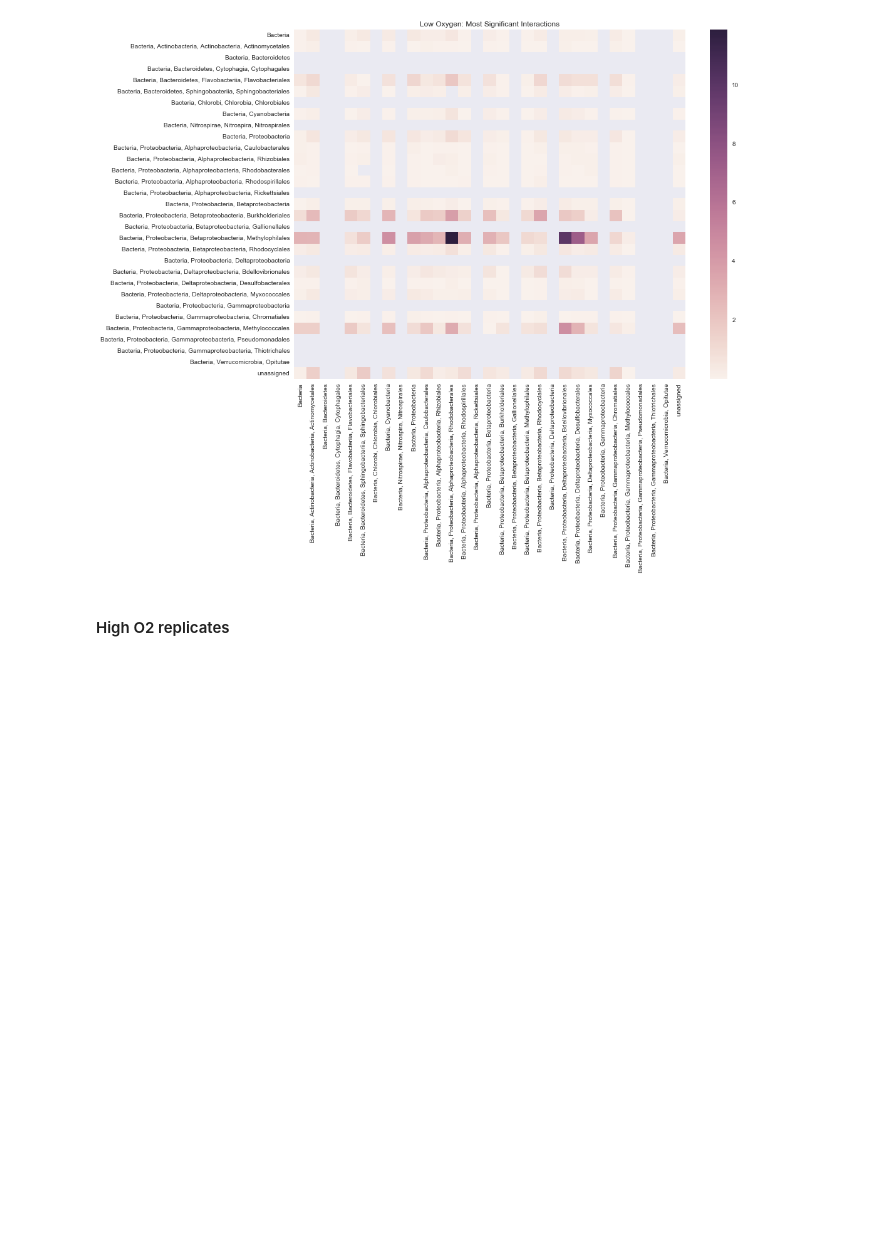
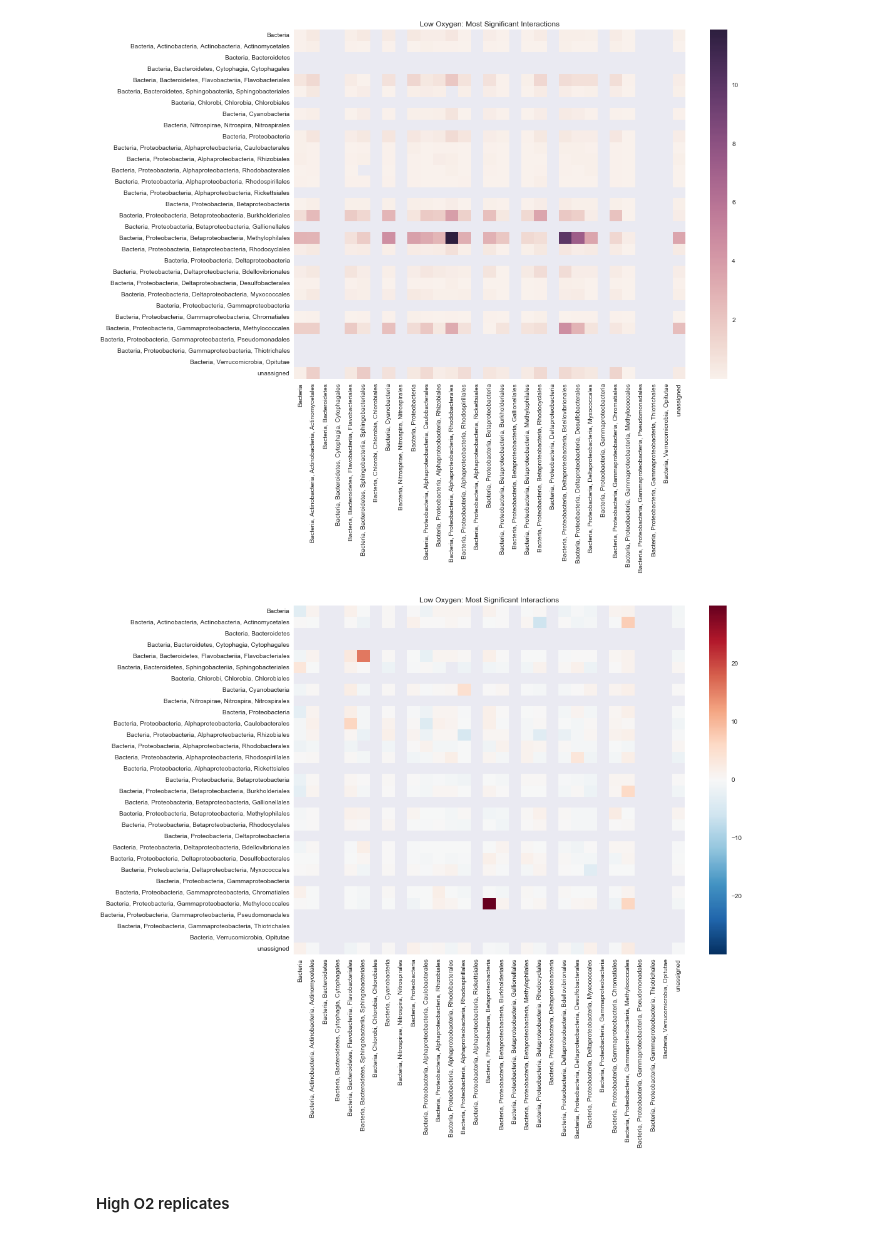
Before and after one commit to JanetMatsen/bacteriopop, a Jupyter notebook: Demo.ipynb, the cells around one changed output. Saved outputs shown, nothing was run; the diff lists cells and outputs as text; code cells hidden in the pictures; blank space fills up the shorter version.

Commit message:
added the signal/noise calculation (issue #13) and the corresponding heat maps to Demo notebook

```diff
--- a/Demo.ipynb
+++ b/Demo.ipynb
@@ -225,6 +225,14 @@ p_low_std = net.plot_heatmap(low_agg['standard deviation'],
                          width=14, height=10)
 # %% [output]
 [figure]
+# %%
+p_low_snr = net.plot_heatmap(low_agg['signal to noise'],
+                         'Low Oxygen: Most Significant Interactions',
+                         './plots/poster/low_avg--FROM_PANELS',
+                         file_type='.png',
+                         width=14, height=10)
+# %% [output]
+[figure, added]
 # %% [markdown]
 #### High O2 replicates
 # %% [markdown]
```
Also changed, not shown: parts of 3 cells of this notebook, 3 other files.
